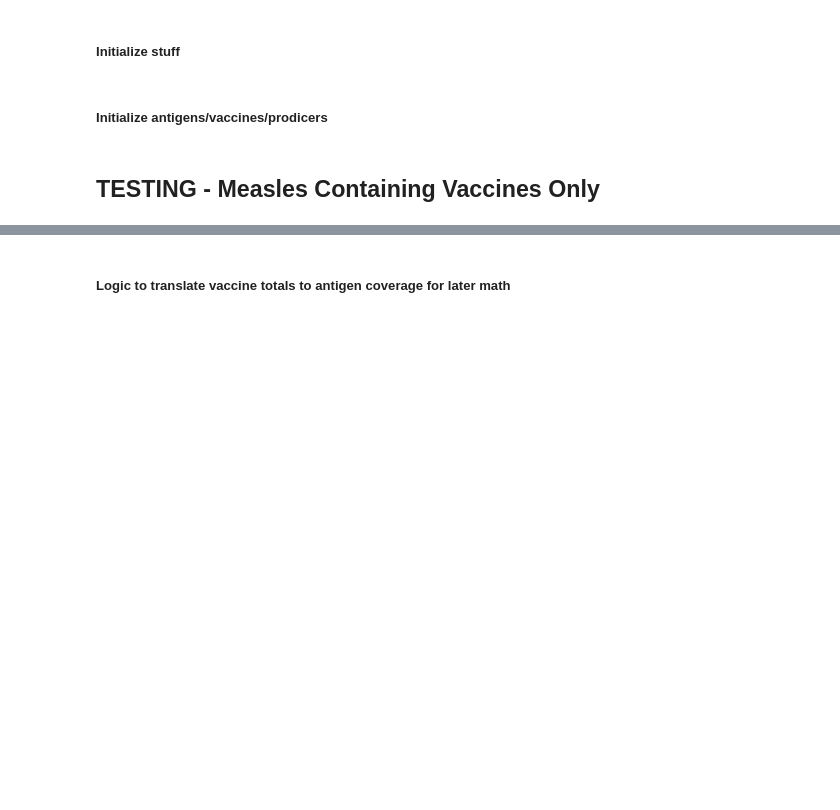
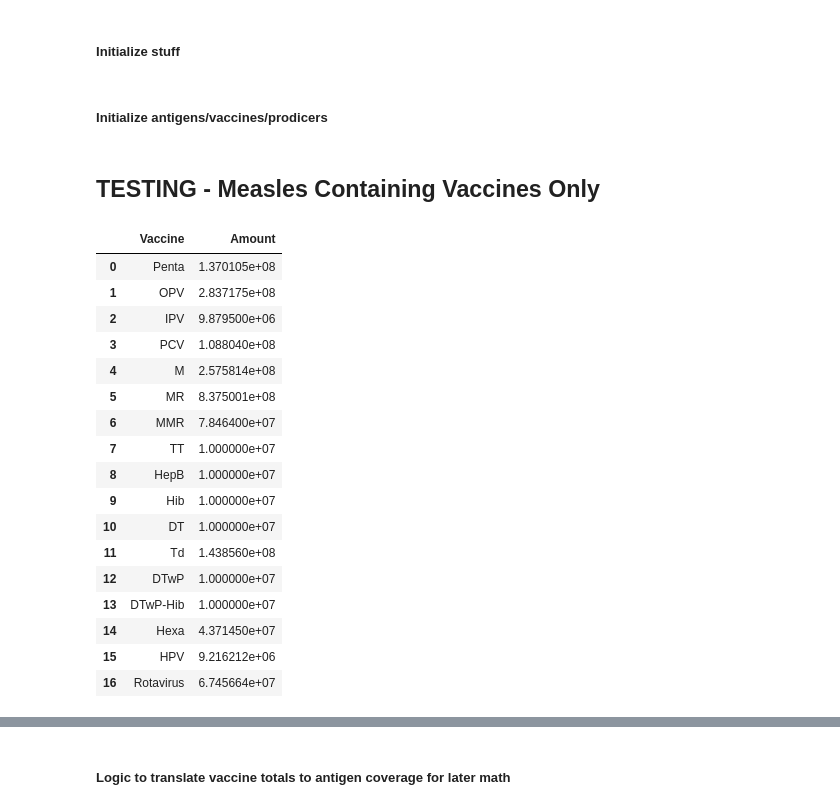
Before and after one commit to nuhorchak/Vaccine_Tender, a Jupyter notebook: Heuristic/heuristic_tenderer.ipynb, the cells around one changed output, grey strips where cells are left out. Drawn from its saved outputs; the diff is of its cells as text; code cells hidden in the pictures; blank space fills up the shorter version.

```diff
--- a/Heuristic/heuristic_tenderer.ipynb
+++ b/Heuristic/heuristic_tenderer.ipynb
@@ -159,0 +212,21 @@ inventory_DF_MCV = inventory_DF[inventory_DF['Vaccine'].isin(['M', 'MR', 'MMR'])
+# %%
+inventory_DF_MCV
+# %% [output]
+|  | Vaccine | Amount |
+| 0 | Penta | 1.370105e+08 |
+| 1 | OPV | 2.837175e+08 |
+| 2 | IPV | 9.879500e+06 |
+| 3 | PCV | 1.088040e+08 |
+| 4 | M | 2.575814e+08 |
+| 5 | MR | 8.375001e+08 |
+| 6 | MMR | 7.846400e+07 |
+| 7 | TT | 1.000000e+07 |
+| 8 | HepB | 1.000000e+07 |
+| 9 | Hib | 1.000000e+07 |
+| 10 | DT | 1.000000e+07 |
+| 11 | Td | 1.438560e+08 |
+| 12 | DTwP | 1.000000e+07 |
+| 13 | DTwP-Hib | 1.000000e+07 |
+| 14 | Hexa | 4.371450e+07 |
+| 15 | HPV | 9.216212e+06 |
+| 16 | Rotavirus | 6.745664e+07 |
```
Also changed, not shown: parts of 16 cells of this notebook, 4 other files.
